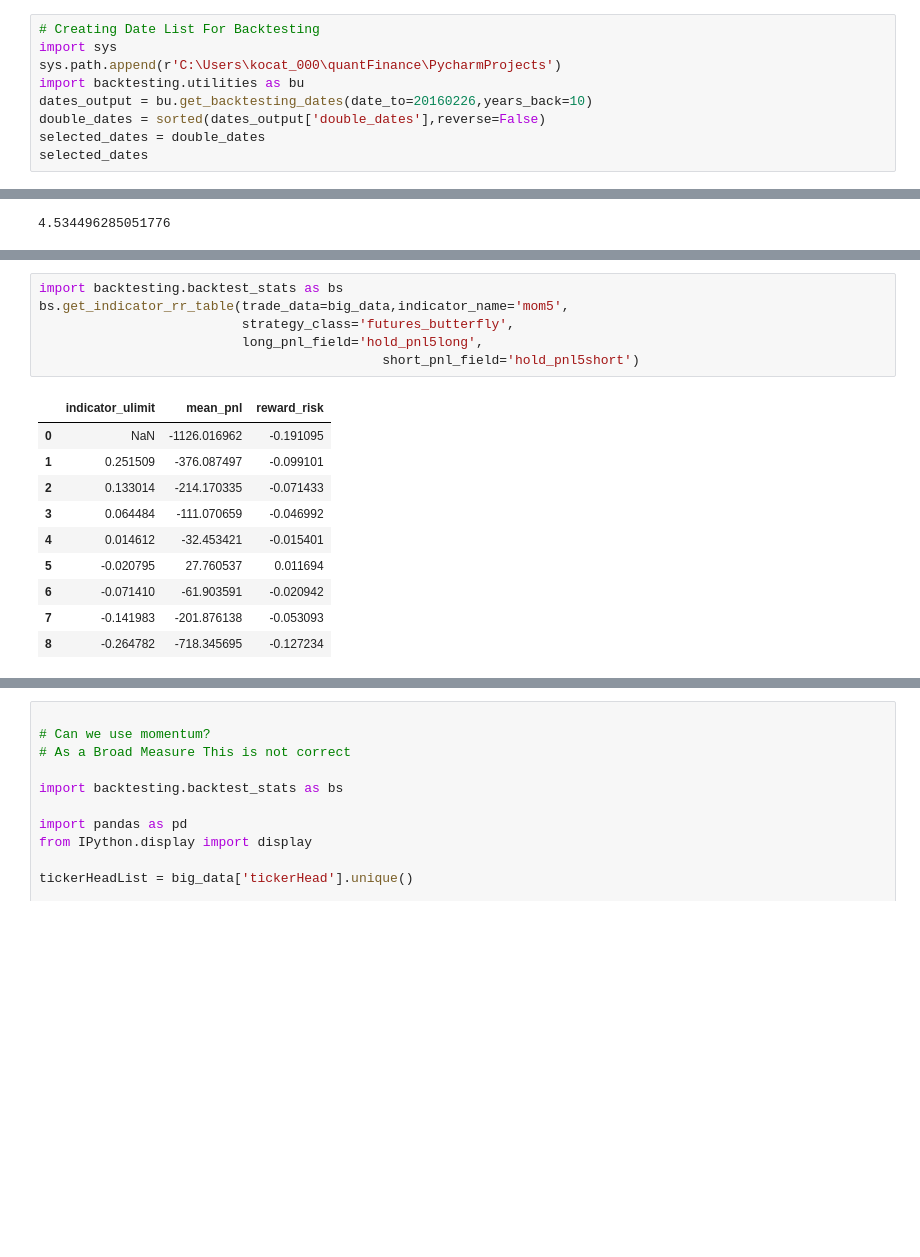
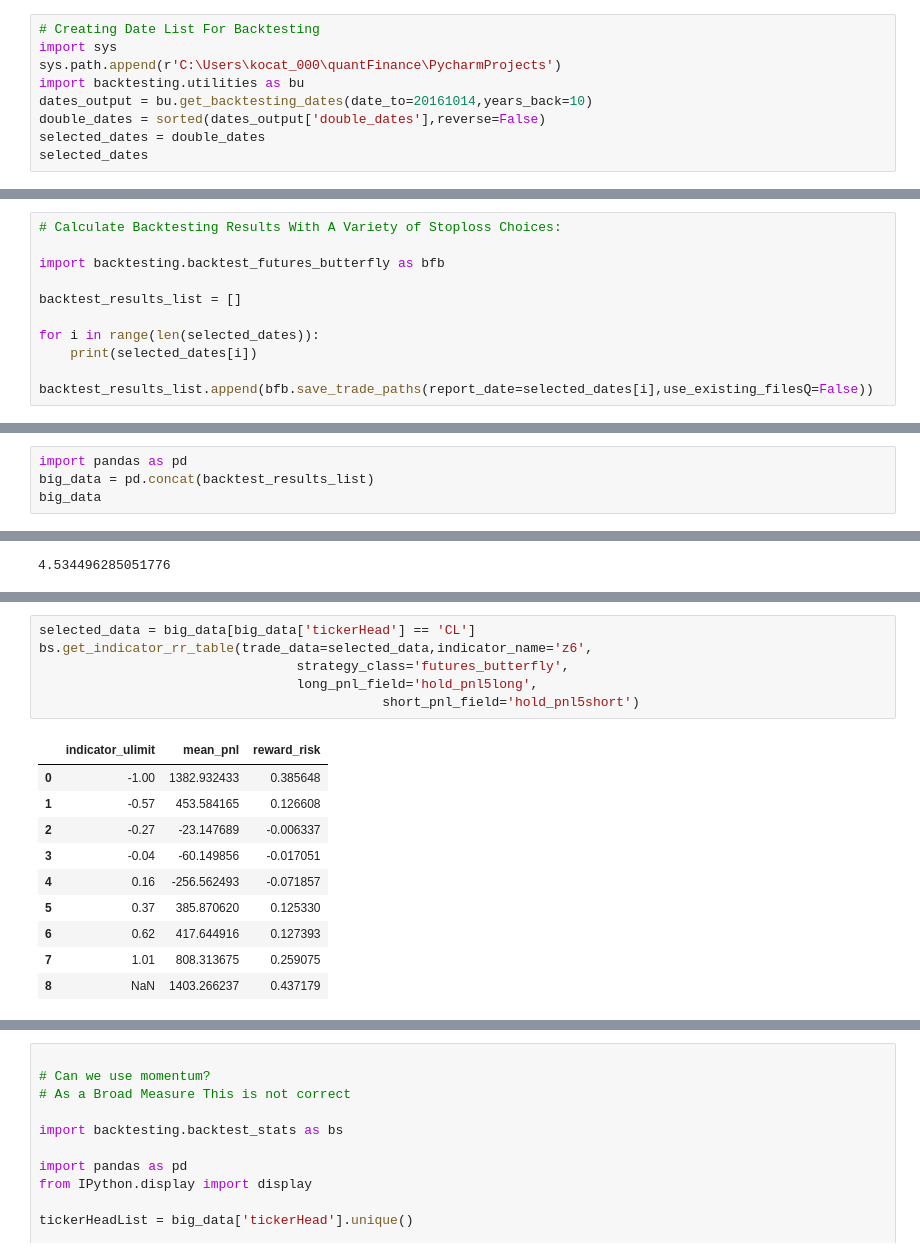
Before and after one commit to d0p34m1n3/repo_barbarossa, a Jupyter notebook: PycharmProjects/backtesting/test_backtest_futures_butterfly.ipynb, the cells around one changed output, grey strips where cells are left out. Cells and saved outputs as stored; diff of their text form; blank space fills up the shorter version.

```diff
--- a/PycharmProjects/backtesting/test_backtest_futures_butterfly.ipynb
+++ b/PycharmProjects/backtesting/test_backtest_futures_butterfly.ipynb
@@ -3,7 +9,7 @@
 import sys
 sys.path.append(r'C:\Users\kocat_000\quantFinance\PycharmProjects')
 import backtesting.utilities as bu
-dates_output = bu.get_backtesting_dates(date_to=20160226,years_back=10)
+dates_output = bu.get_backtesting_dates(date_to=20161014,years_back=10)
 double_dates = sorted(dates_output['double_dates'],reverse=False)
 selected_dates = double_dates
 selected_dates
@@ -63,0 +49,10 @@ Index(['theo_pnl10', 'theo_pnl15', 'theo_pnl20', 'theo_pnl25', 'ratio_target5',
+# %%
+# Calculate Backtesting Results With A Variety of Stoploss Choices:
+
+import backtesting.backtest_futures_butterfly as bfb
+
+backtest_results_list = []
+
+for i in range(len(selected_dates)):
+    print(selected_dates[i])
+    backtest_results_list.append(bfb.save_trade_paths(report_date=selected_dates[i],use_existing_filesQ=False))
@@ -63,0 +77,4 @@ Index(['theo_pnl10', 'theo_pnl15', 'theo_pnl20', 'theo_pnl25', 'ratio_target5',
+# %%
+import pandas as pd
+big_data = pd.concat(backtest_results_list)
+big_data
@@ -213,17 +338,17 @@ display(indicator_ranking_tickerhead_total)
 # %%
-import backtesting.backtest_stats as bs
-bs.get_indicator_rr_table(trade_data=big_data,indicator_name='mom5',
-                          strategy_class='futures_butterfly',
-                          long_pnl_field='hold_pnl5long',
+selected_data = big_data[big_data['tickerHead'] == 'CL']
+bs.get_indicator_rr_table(trade_data=selected_data,indicator_name='z6',
+                                 strategy_class='futures_butterfly',
+                                 long_pnl_field='hold_pnl5long',
                                             short_pnl_field='hold_pnl5short')
 # %% [output]
 |  | indicator_ulimit | mean_pnl | reward_risk |
-| 0 | NaN | -1126.016962 | -0.191095 |
-| 1 | 0.251509 | -376.087497 | -0.099101 |
-| 2 | 0.133014 | -214.170335 | -0.071433 |
-| 3 | 0.064484 | -111.070659 | -0.046992 |
-| 4 | 0.014612 | -32.453421 | -0.015401 |
-| 5 | -0.020795 | 27.760537 | 0.011694 |
-| 6 | -0.071410 | -61.903591 | -0.020942 |
-| 7 | -0.141983 | -201.876138 | -0.053093 |
-| 8 | -0.264782 | -718.345695 | -0.127234 |
+| 0 | -1.00 | 1382.932433 | 0.385648 |
+| 1 | -0.57 | 453.584165 | 0.126608 |
+| 2 | -0.27 | -23.147689 | -0.006337 |
+| 3 | -0.04 | -60.149856 | -0.017051 |
+| 4 | 0.16 | -256.562493 | -0.071857 |
+| 5 | 0.37 | 385.870620 | 0.125330 |
+| 6 | 0.62 | 417.644916 | 0.127393 |
+| 7 | 1.01 | 808.313675 | 0.259075 |
+| 8 | NaN | 1403.266237 | 0.437179 |
```
Also changed, not shown: parts of 82 cells of this notebook, 3 other files.
